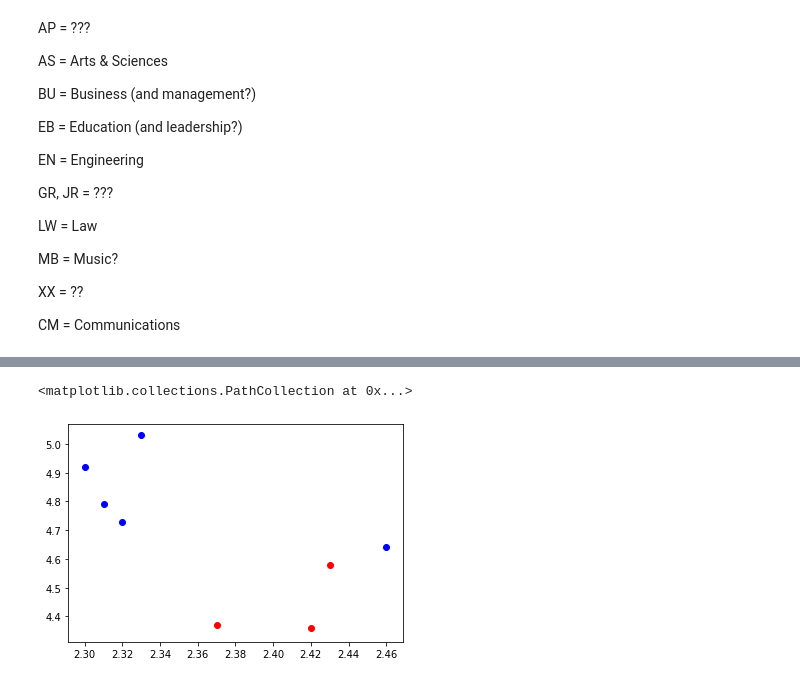
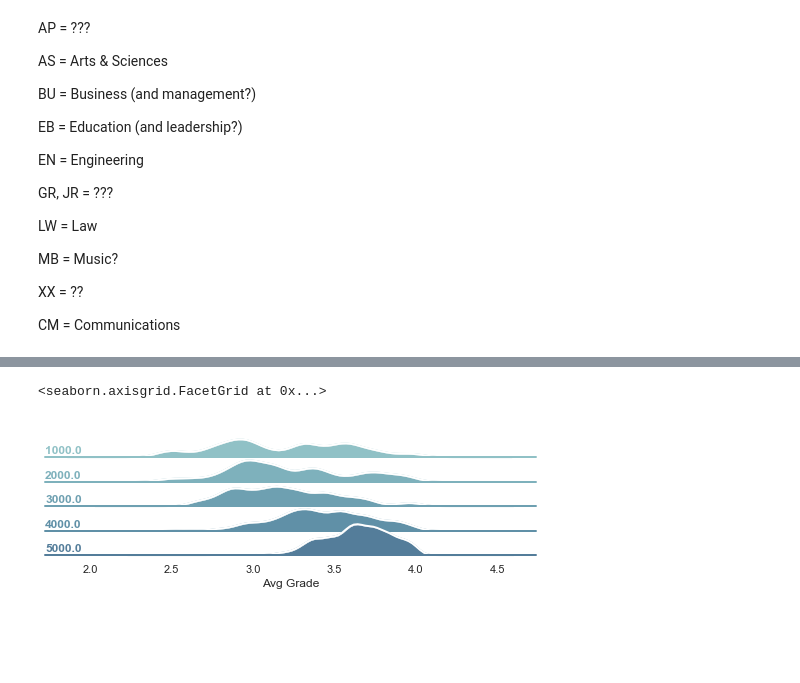
Before and after one commit to royceschultz/Data-Analysis, a Jupyter notebook: Grades/Grades.ipynb, the cells around one changed output, grey strips where cells are left out. Cells and saved outputs as stored; diff of their text form; code cells hidden in the pictures; blank space fills up the shorter version.

```diff
--- a/Grades/Grades.ipynb
+++ b/Grades/Grades.ipynb
@@ -61,8 +91,0 @@ engineering = df.loc[df.CrsPBAColl.isin(['EN'])]
-# %%
-x = 'Avg Course'
-y = 'Avg Grade'
-
-plt.scatter(natural_sciences[x], natural_sciences[y], alpha=0.2)
-plt.scatter(social_sciences[x], social_sciences[y], alpha=0.2)
-plt.scatter(art_and_history[x], art_and_history[y], alpha=0.2)
-plt.scatter(engineering[x], engineering[y], alpha=0.2)
@@ -72,9 +91,0 @@ plt.scatter(engineering[x], engineering[y], alpha=0.2)
-# %%
-majors = ['CSCI','APPM','MATH']
-for major in majors:
-    maj_courses = df.loc[df.Subject.isin([major])]
-
-    color = "%06x" % np.random.randint(0, 0xFFFFFF) # Generate random color
-    color = '#'+color
-    plt.scatter(maj_courses.Course.values, maj_courses['Avg Grade'].values, color=color, alpha=0.5)
-plt.legend(majors,loc='lower right')
@@ -87,6 +92,31 @@ appm_calc = df.loc[df.Subject.isin(['APPM']) & df.Course.isin([1340,1345,1350,13
-# %%
-plt.scatter(math_calc['Avg Grade'].values, math_calc['Avg Course'], color = 'r')
-plt.scatter(appm_calc['Avg Grade'].values, appm_calc['Avg Course'], color = 'b')
-# %% [output]
-<matplotlib.collections.PathCollection at 0x...>
-[figure, removed]
+# %%
+sns.set(style="white", rc={"axes.facecolor": (0, 0, 0, 0)})
+
+# Initialize the FacetGrid object
+pal = sns.cubehelix_palette(10, rot=-.25, light=.7)
+g = sns.FacetGrid(engineering, row="Level", hue="Level", aspect=15, height=.5, palette=pal)
+
+# Draw the densities in a few steps
+g.map(sns.kdeplot, "Avg Grade", clip_on=False, shade=True, alpha=1, lw=1.5, bw=.2)
+g.map(sns.kdeplot, "Avg Grade", clip_on=False, color="w", lw=2, bw=.2)
+g.map(plt.axhline, y=0, lw=2, clip_on=False)
+
+
+# Define and use a simple function to label the plot in axes coordinates
+def label(x, color, label):
+    ax = plt.gca()
+    ax.text(0, .2, label, fontweight="bold", color=color,
+            ha="left", va="center", transform=ax.transAxes)
+
+g.map(label, "Avg Grade")
+
+# Set the subplots to overlap
+g.fig.subplots_adjust(hspace=-.25)
+
+# Remove axes details that don't play well with overlap
+g.set_titles("")
+g.set(yticks=[])
+g.despine(bottom=True, left=True)
+# %% [output]
+<seaborn.axisgrid.FacetGrid at 0x...>
+[figure, added]
```
Also changed, not shown: parts of 14 cells of this notebook.
